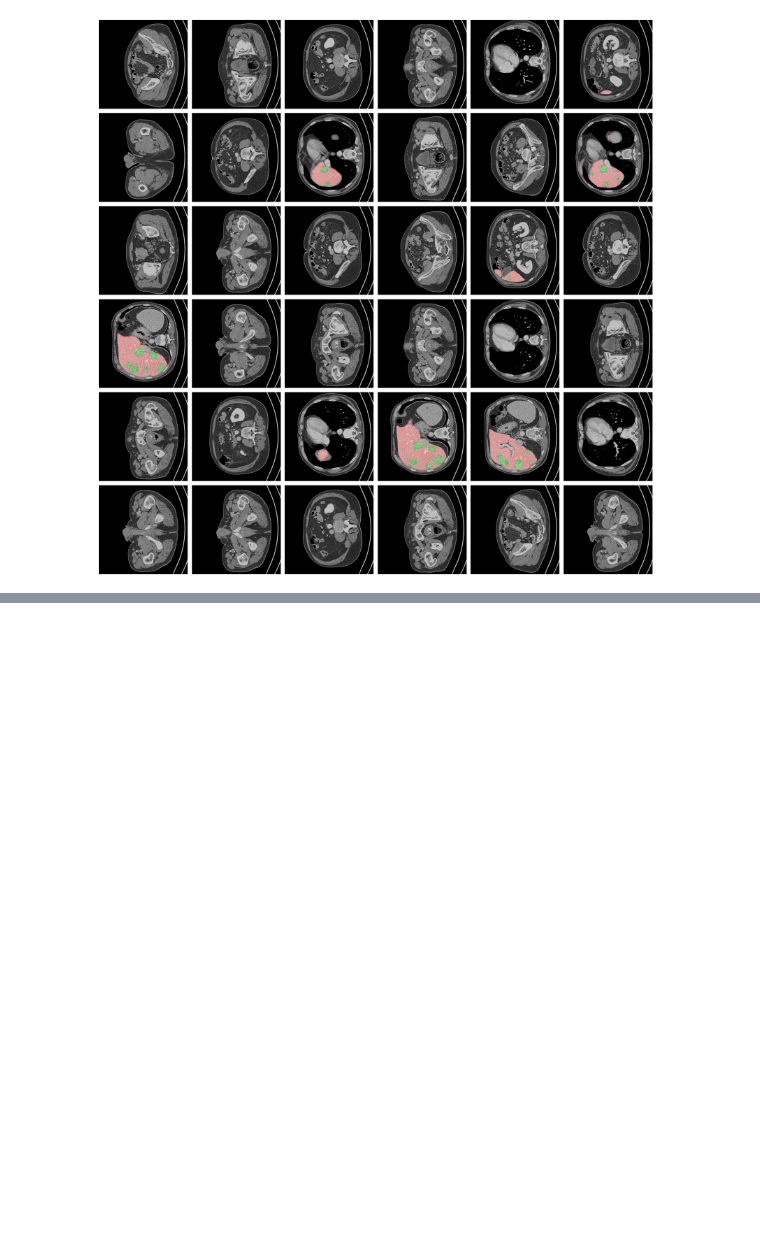
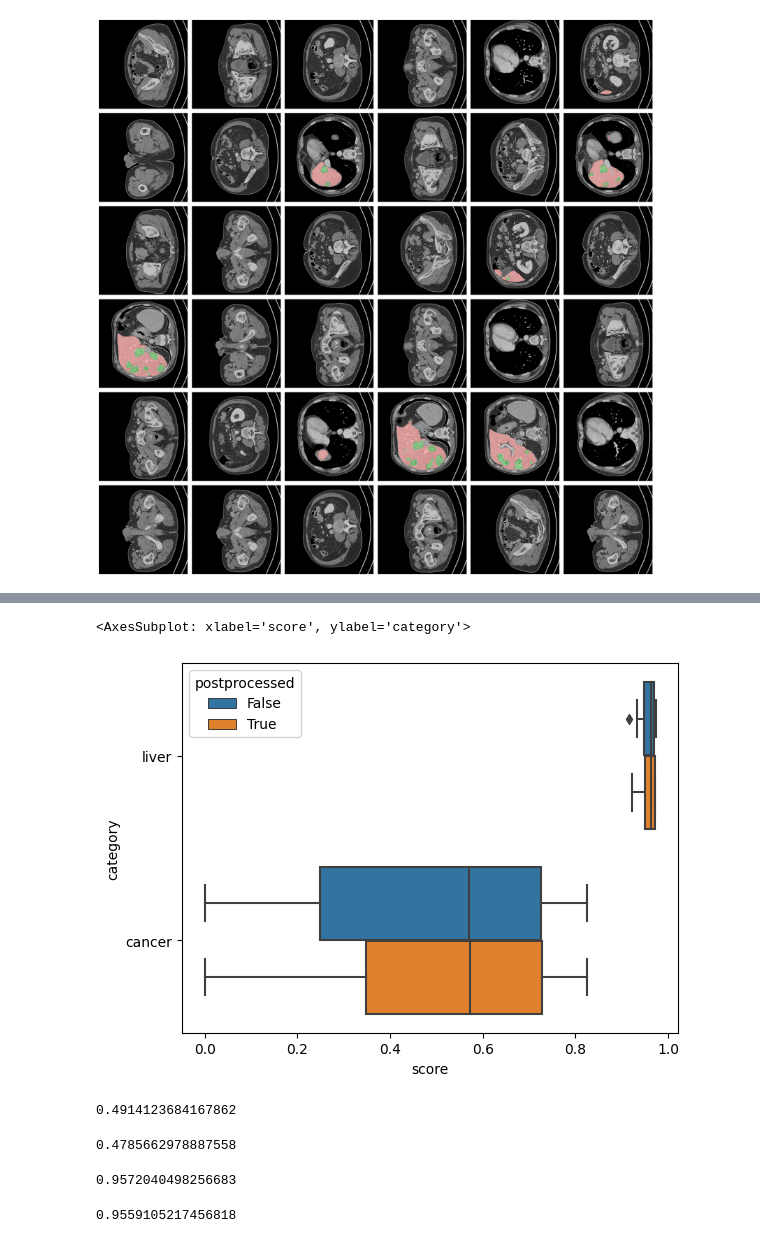
Before and after one commit to Robertleoj/APDS-final-project, a Jupyter notebook: src/2p5D/plots.ipynb, the cells around one changed output, grey strips where cells are left out. Saved outputs shown, nothing was run; the diff lists cells and outputs as text; code cells hidden in the pictures; blank space fills up the shorter version.

```diff
--- a/src/2p5D/plots.ipynb
+++ b/src/2p5D/plots.ipynb
@@ -36,0 +158,7 @@ fig.tight_layout()
+# %%
+import json
+with open('best_model_scores.json', 'w') as f:
+    json.dump(scores, f)
+# %%
+with open('checkpoint_evaluations.json', 'r') as f:
+    unprocessed_scores = json.load(f)['75300']
@@ -36,0 +185,9 @@ fig.tight_layout()
+# %%
+table = []
+for scan_idx in scores.keys():
+    for cat in ('liver', 'cancer'):
+        unproc_score = unprocessed_scores[str(scan_idx)][cat]
+        proc_score = scores[scan_idx][cat]
+
+        table.append((int(scan_idx), cat, False, unproc_score))
+        table.append((int(scan_idx), cat, True, proc_score))
@@ -36,0 +196,5 @@ fig.tight_layout()
+# %%
+import pandas as pd
+
+df = pd.DataFrame(table, columns=('scan_idx', 'category', 'postprocessed', 'score'))
+df
@@ -36,0 +219,24 @@ fig.tight_layout()
+# %%
+import seaborn as sns
+sns.boxplot(data=df, x="score", y="category", hue="postprocessed")
+# %% [output]
+<AxesSubplot: xlabel='score', ylabel='category'>
+[figure, added]
+# %%
+df.query('category == "cancer" & postprocessed == True')['score'].mean()
+# %% [output]
+0.4914123684167862
+# %%
+df.query('category == "cancer" & postprocessed == False')['score'].mean()
+# %% [output]
+0.4785662978887558
+# %%
+
+df.query('category == "liver" & postprocessed == True')['score'].mean()
+# %% [output]
+0.9572040498256683
+# %%
+
+df.query('category == "liver" & postprocessed == False')['score'].mean()
+# %% [output]
+0.9559105217456818
```
Also changed, not shown: parts of 14 cells of this notebook, 9 other files.
